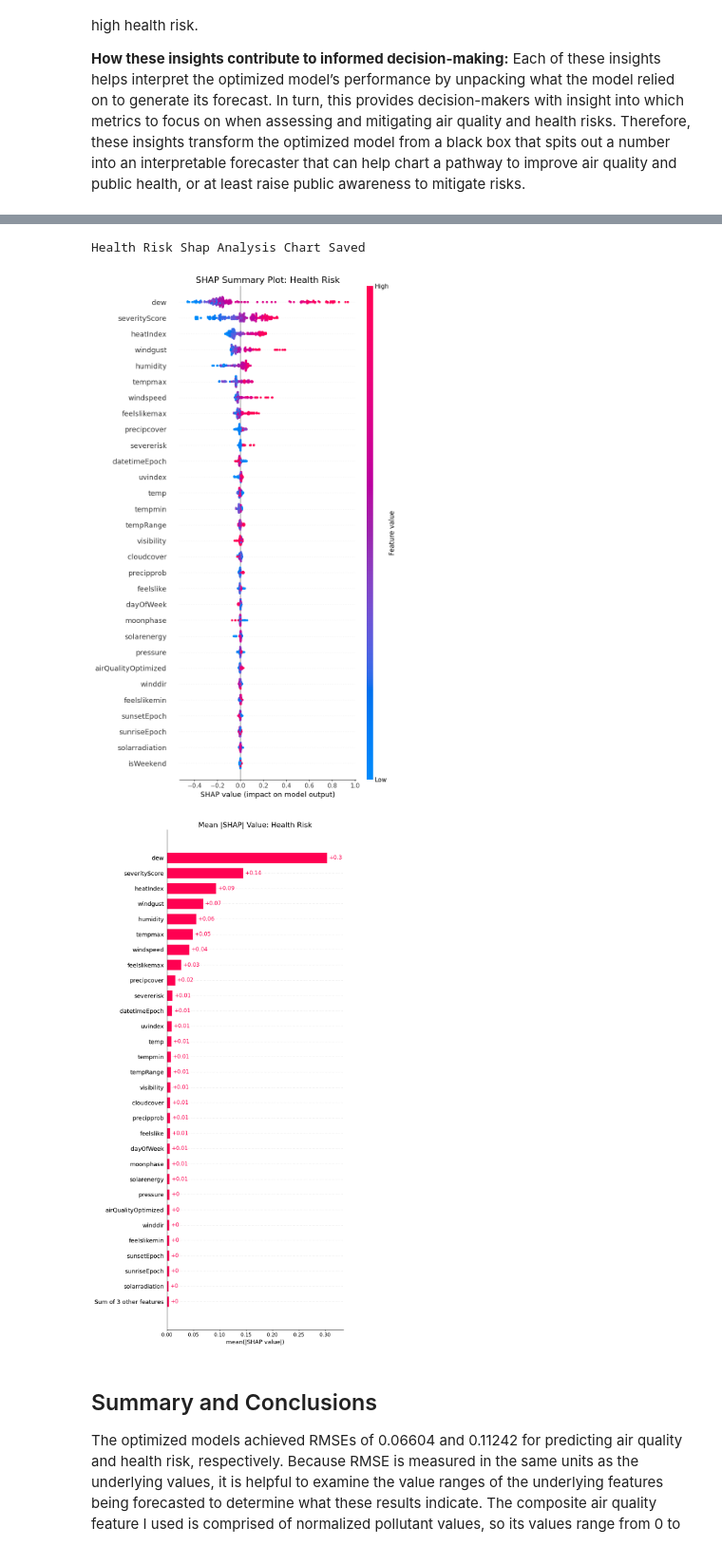
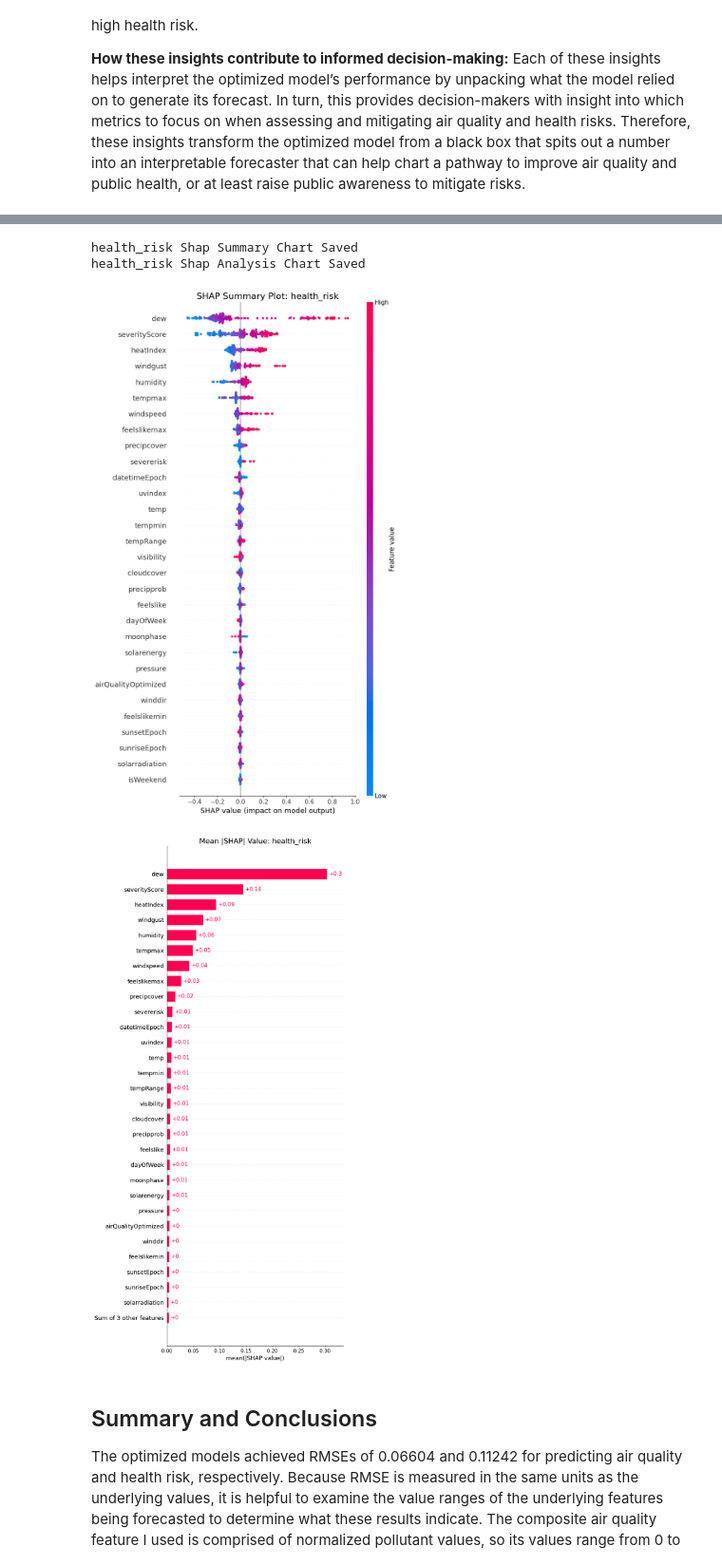
Before and after one commit to zach-lloyd/air_quality_and_health_risk_forecaster, a Jupyter notebook: src/notebooks/air_quality_and_health_risk_forecaster.ipynb, the cells around one changed output, grey strips where cells are left out. Shown at 95% size. Drawn from its saved outputs; the diff is of its cells as text; code cells hidden in the pictures.

```diff
--- a/src/notebooks/air_quality_and_health_risk_forecaster.ipynb
+++ b/src/notebooks/air_quality_and_health_risk_forecaster.ipynb
@@ -464,10 +465,11 @@ Air Quality Shap Analysis Chart Saved
 [figure]
 # %%
-shap_analysis(opt_health, X_test_h, "Health Risk")
+shap_analysis(opt_health, X_test_h, "health_risk")
 # %% [output]
-Health Risk Shap Analysis Chart Saved
+health_risk Shap Summary Chart Saved
+health_risk Shap Analysis Chart Saved
-[figure, old version]
+[figure, new version]
-[figure, old version]
+[figure, new version]
 # %% [markdown]
 ## Summary and Conclusions
 
```
Also changed, not shown: parts of 5 cells of this notebook, 25 other files.
